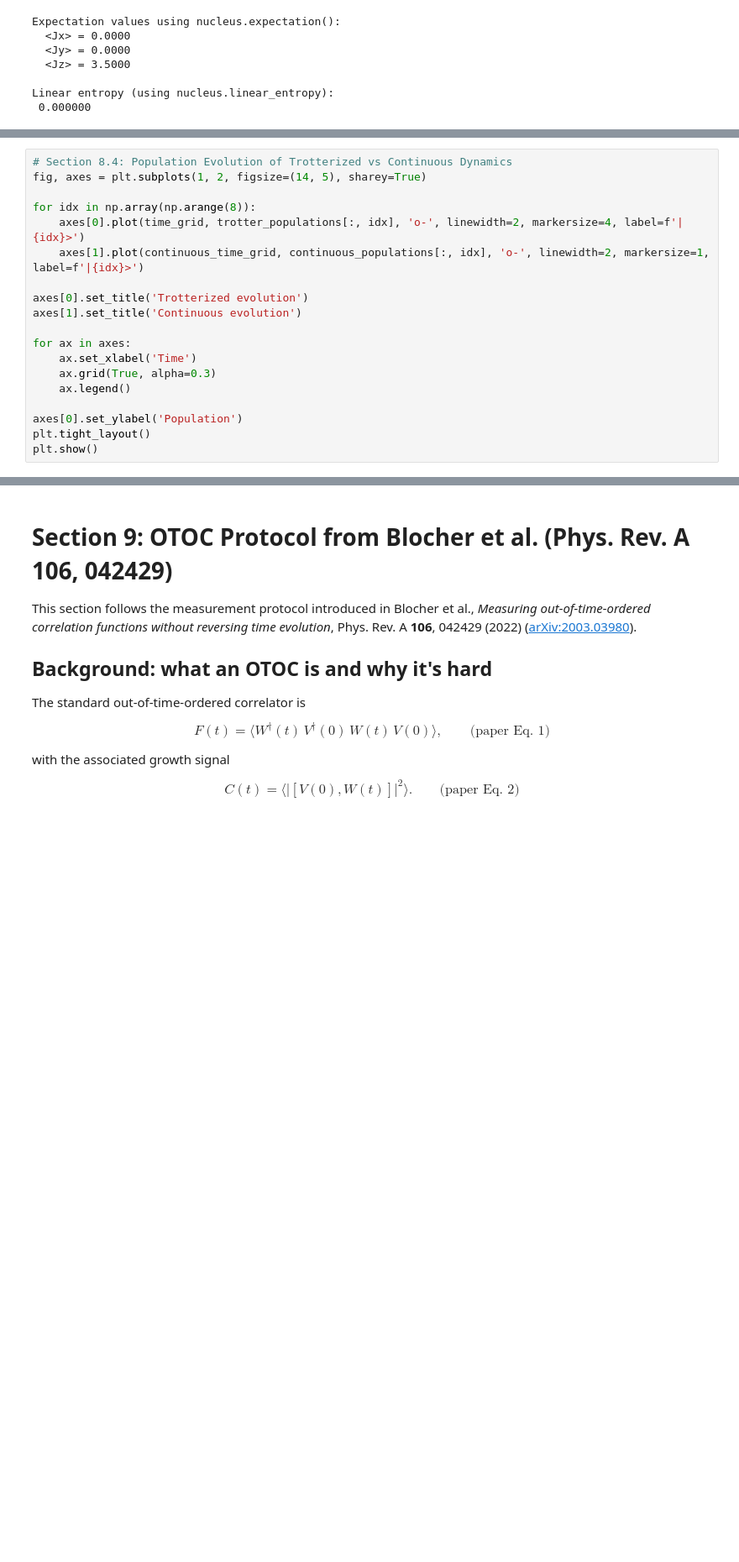
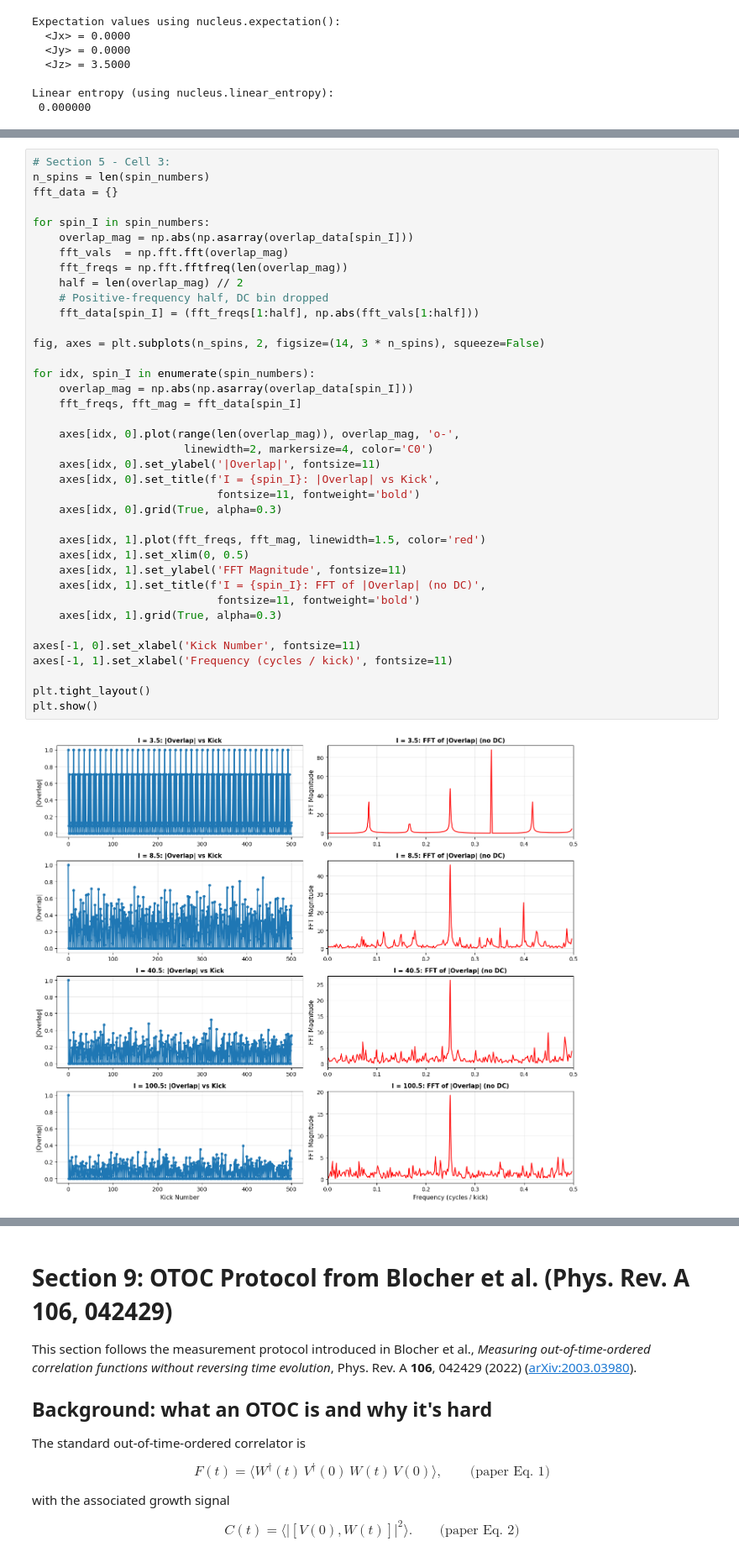
Before and after one commit to arjenvaartjes/Psyduck, a Jupyter notebook: examples/chaosqkt/ChaosQKT_psyduck.ipynb, the cells around one changed output, grey strips where cells are left out. Shown at 84% size. Saved outputs shown, nothing was run; the diff lists cells and outputs as text; blank space fills up the shorter version.

```diff
--- a/examples/chaosqkt/ChaosQKT_psyduck.ipynb
+++ b/examples/chaosqkt/ChaosQKT_psyduck.ipynb
@@ -663,19 +330,0 @@ Now compare the time evolution of the populations for the same basis states in t
-# %%
-# Section 8.4: Population Evolution of Trotterized vs Continuous Dynamics
-fig, axes = plt.subplots(1, 2, figsize=(14, 5), sharey=True)
-
-for idx in np.array(np.arange(8)):
-    axes[0].plot(time_grid, trotter_populations[:, idx], 'o-', linewidth=2, markersize=4, label=f'|{idx}>')
-    axes[1].plot(continuous_time_grid, continuous_populations[:, idx], 'o-', linewidth=2, markersize=1, label=f'|{idx}>')
-
-axes[0].set_title('Trotterized evolution')
-axes[1].set_title('Continuous evolution')
-
-for ax in axes:
-    ax.set_xlabel('Time')
-    ax.grid(True, alpha=0.3)
-    ax.legend()
-
-axes[0].set_ylabel('Population')
-plt.tight_layout()
-plt.show()
@@ -845,0 +402,40 @@ print(f"  Iz error range: [{np.min(delta_Iz_matrix):.6e}, {np.max(delta_Iz_matri
+# %%
+# Section 5 - Cell 3:
+n_spins = len(spin_numbers)
+fft_data = {}
+
+for spin_I in spin_numbers:
+    overlap_mag = np.abs(np.asarray(overlap_data[spin_I]))
+    fft_vals  = np.fft.fft(overlap_mag)
+    fft_freqs = np.fft.fftfreq(len(overlap_mag))
+    half = len(overlap_mag) // 2
+    # Positive-frequency half, DC bin dropped
+    fft_data[spin_I] = (fft_freqs[1:half], np.abs(fft_vals[1:half]))
+
+fig, axes = plt.subplots(n_spins, 2, figsize=(14, 3 * n_spins), squeeze=False)
+
+for idx, spin_I in enumerate(spin_numbers):
+    overlap_mag = np.abs(np.asarray(overlap_data[spin_I]))
+    fft_freqs, fft_mag = fft_data[spin_I]
+
+    axes[idx, 0].plot(range(len(overlap_mag)), overlap_mag, 'o-',
+                       linewidth=2, markersize=4, color='C0')
+    axes[idx, 0].set_ylabel('|Overlap|', fontsize=11)
+    axes[idx, 0].set_title(f'I = {spin_I}: |Overlap| vs Kick',
+                            fontsize=11, fontweight='bold')
+    axes[idx, 0].grid(True, alpha=0.3)
+
+    axes[idx, 1].plot(fft_freqs, fft_mag, linewidth=1.5, color='red')
+    axes[idx, 1].set_xlim(0, 0.5)
+    axes[idx, 1].set_ylabel('FFT Magnitude', fontsize=11)
+    axes[idx, 1].set_title(f'I = {spin_I}: FFT of |Overlap| (no DC)',
+                            fontsize=11, fontweight='bold')
+    axes[idx, 1].grid(True, alpha=0.3)
+
+axes[-1, 0].set_xlabel('Kick Number', fontsize=11)
+axes[-1, 1].set_xlabel('Frequency (cycles / kick)', fontsize=11)
+
+plt.tight_layout()
+plt.show()
+# %% [output]
+[figure, added]
```
Also changed, not shown: parts of 50 cells of this notebook.
